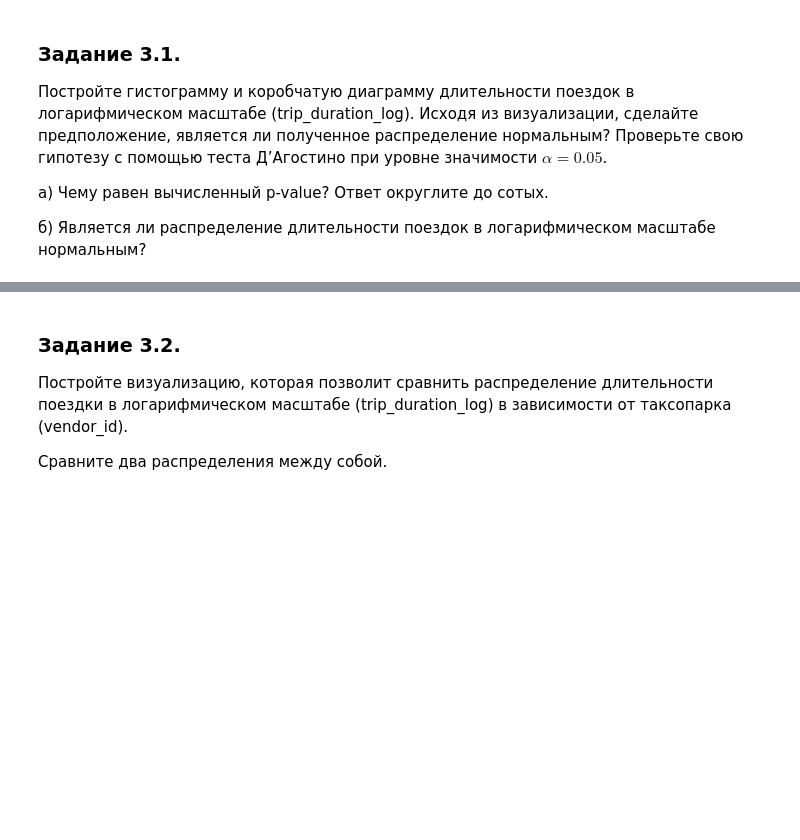
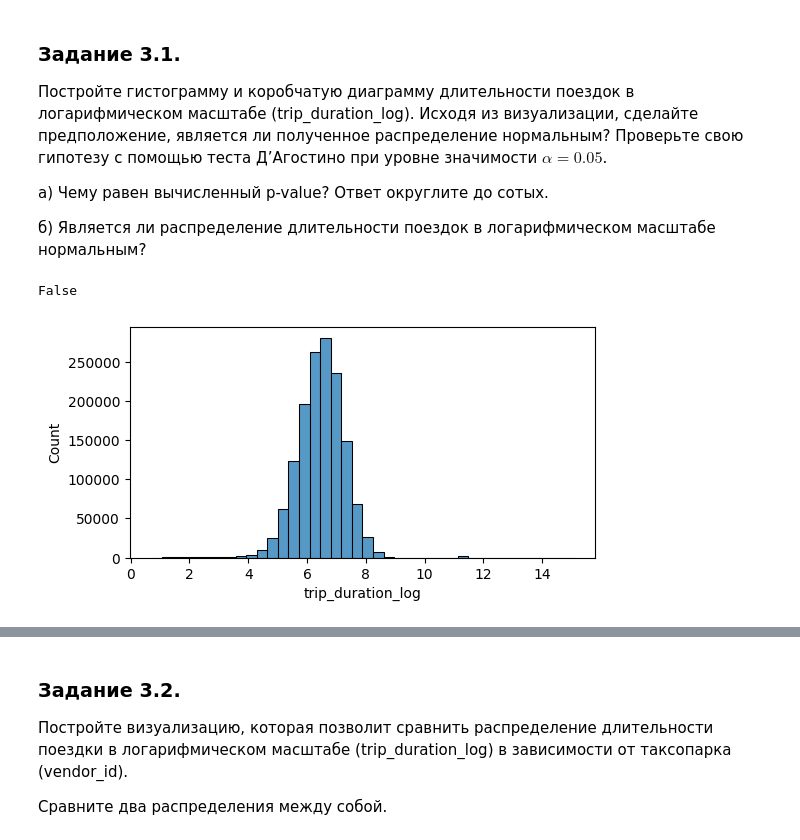
Before and after one commit to modernpacifist/engineering-of-machine-learning-urfu, a Jupyter notebook: regression-project-semester-2/project-5-sample-notebook.ipynb, the cells around one changed output, grey strips where cells are left out. Cells and saved outputs as stored; diff of their text form; code cells hidden in the pictures; blank space fills up the shorter version.

```diff
--- a/regression-project-semester-2/project-5-sample-notebook.ipynb
+++ b/regression-project-semester-2/project-5-sample-notebook.ipynb
@@ -639,0 +642,11 @@ taxi_data['trip_duration_log'] = np.log(taxi_data['trip_duration']+1)
+# %%
+k2, p = stats.normaltest(taxi_data['trip_duration_log'])
+display((a := 0.05) < p)
+# %% [output]
+False
+# %%
+plt.figure(figsize=(6, 3))
+sns.histplot(taxi_data['trip_duration_log'], bins=40)
+plt.show()
+# %% [output]
+[figure, added]
```
Also changed, not shown: parts of 17 cells of this notebook.
